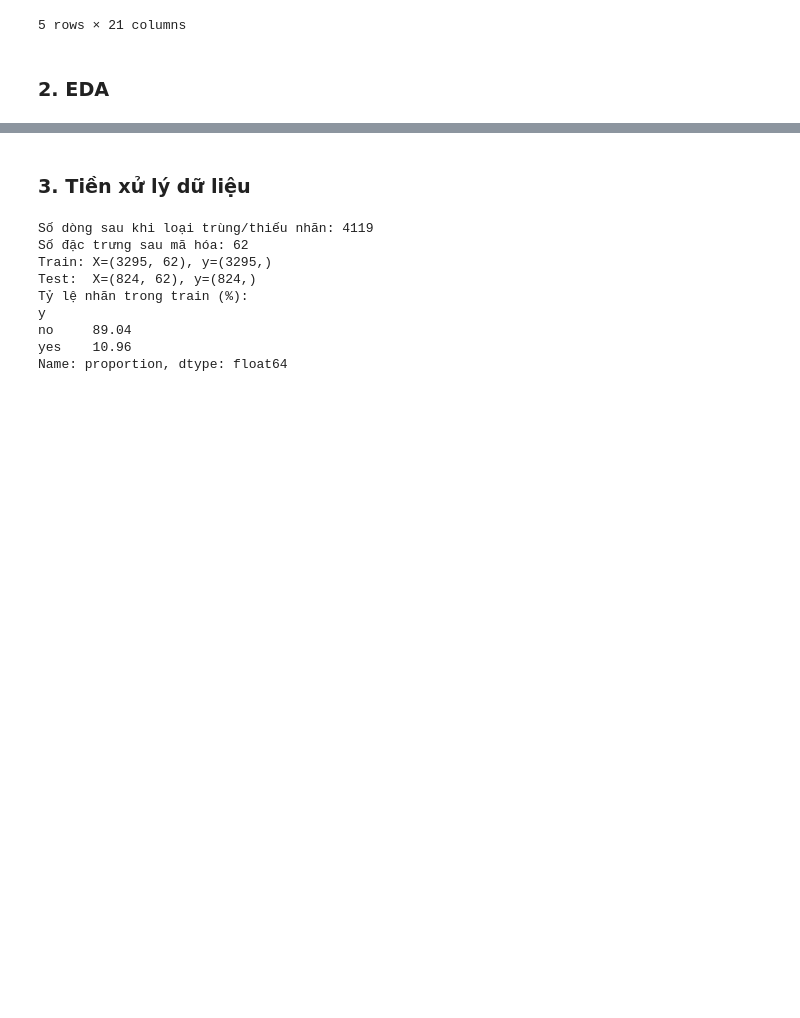
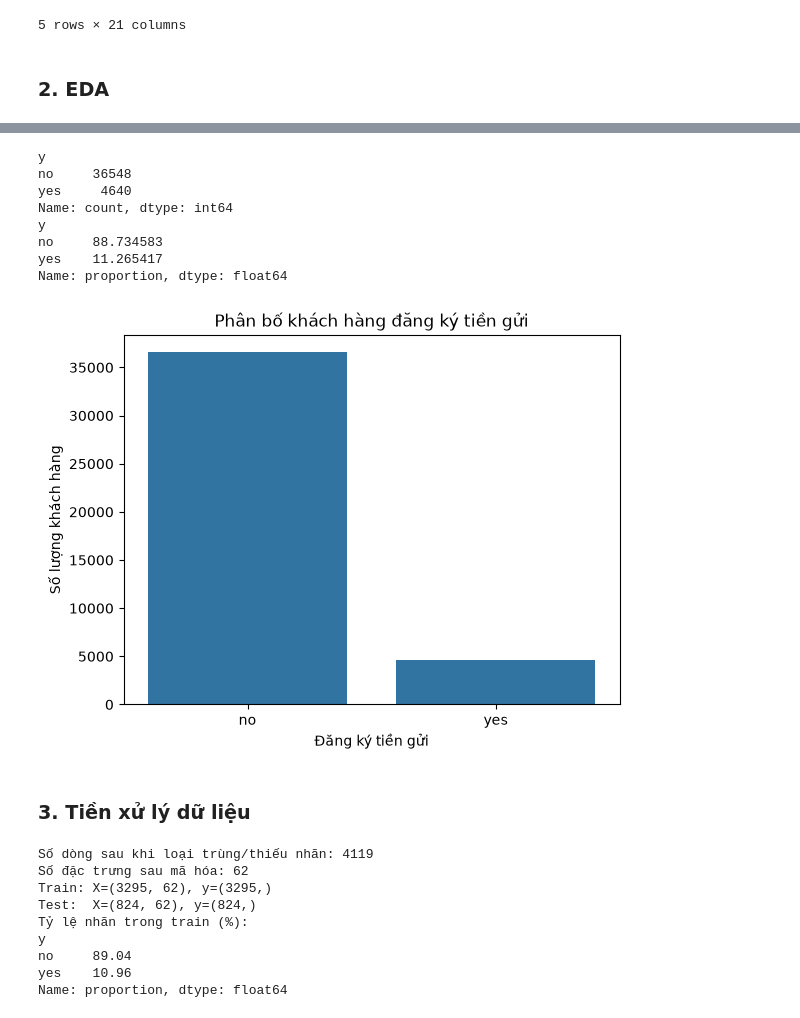
Before and after one commit to QuiBao47/MayHoc_Nhom, a Jupyter notebook: Đồ án cuối kỳ/Bank_Marketing.ipynb, the cells around one changed output, grey strips where cells are left out. Saved outputs shown, nothing was run; the diff lists cells and outputs as text; code cells hidden in the pictures; blank space fills up the shorter version.

```diff
--- a/Đồ án cuối kỳ/Bank_Marketing.ipynb
+++ b/Đồ án cuối kỳ/Bank_Marketing.ipynb
@@ -23,3 +23,24 @@ df.head()
 5 rows × 21 columns
 # %% [markdown]
 ### 2. EDA
+# %%
+import pandas as pd
+import numpy as np
+import matplotlib.pyplot as plt
+import seaborn as sns
+
+# Đọc dữ liệu
+df = pd.read_csv(
+    "data/bank-additional-full.csv",
+    sep=";"
+)
+
+# Hiển thị 5 dòng đầu tiên
+display(df.head())
+
+# Kích thước dữ liệu
+print("Số dòng:", df.shape[0])
+print("Số cột:", df.shape[1])
+
+# Thông tin dữ liệu
+df.info()
@@ -26,3 +72,22 @@ df.head()
+# %%
+print(df["y"].value_counts())
+print(df["y"].value_counts(normalize=True) * 100)
+
+sns.countplot(data=df, x="y")
+plt.title("Phân bố khách hàng đăng ký tiền gửi")
+plt.xlabel("Đăng ký tiền gửi")
+plt.ylabel("Số lượng khách hàng")
+plt.show()
+# %% [output]
+y
+no     36548
+yes     4640
+Name: count, dtype: int64
+y
+no     88.734583
+yes    11.265417
+Name: proportion, dtype: float64
+[figure, added]
 # %% [markdown]
 ### 3. Tiền xử lý dữ liệu
 # %%
```
Also changed, not shown: parts of 1 cell of this notebook.
